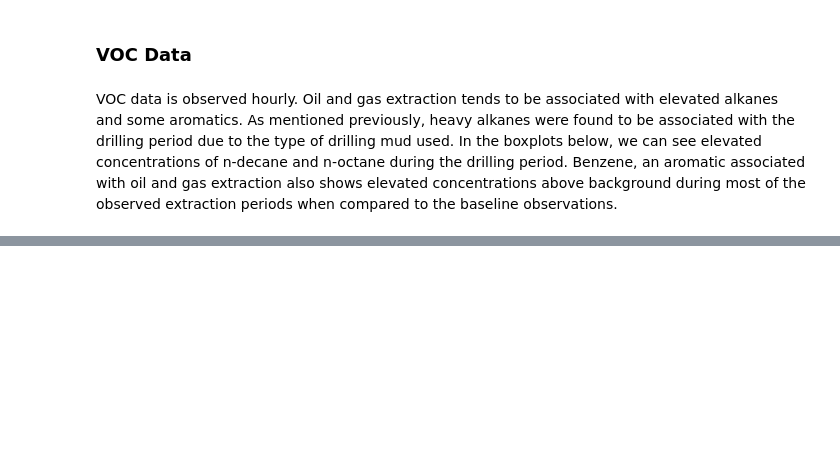
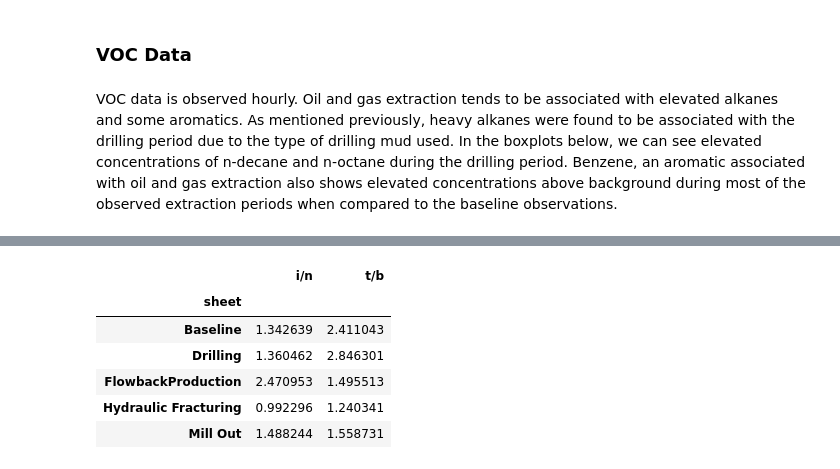
Before and after one commit to emilylach/Resume, a Jupyter notebook: CAMMLanalysis.ipynb, the cells around one changed output, grey strips where cells are left out. Cells and saved outputs as stored; diff of their text form; code cells hidden in the pictures; blank space fills up the shorter version.

```diff
--- a/CAMMLanalysis.ipynb
+++ b/CAMMLanalysis.ipynb
@@ -104,0 +104,10 @@ camml.other_data.columns
+# %%
+camml.merged_data[['sheet','i/n','t/b']].groupby('sheet').mean()
+# %% [output]
+|  | i/n | t/b |
+| sheet |  |  |
+| Baseline | 1.342639 | 2.411043 |
+| Drilling | 1.360462 | 2.846301 |
+| FlowbackProduction | 2.470953 | 1.495513 |
+| Hydraulic Fracturing | 0.992296 | 1.240341 |
+| Mill Out | 1.488244 | 1.558731 |
```
Also changed, not shown: parts of 7 cells of this notebook, 1 other file.
